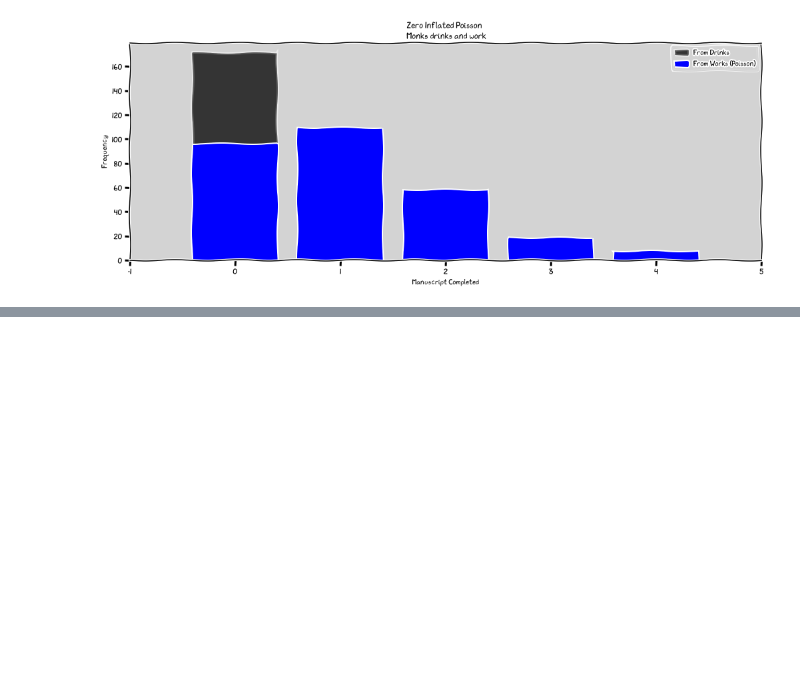
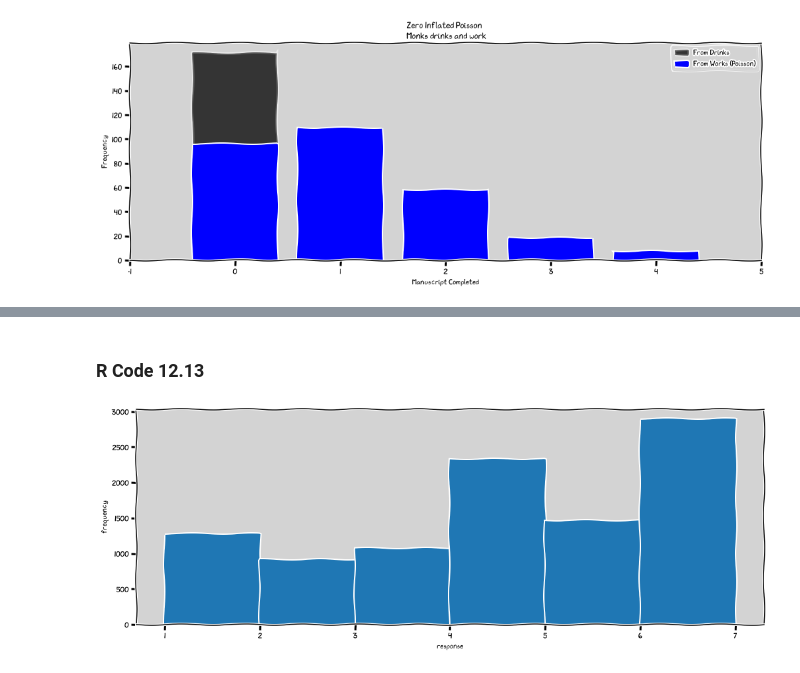
Before and after one commit to rodolphomacedo/statistical_rethinking_pt_BR, a Jupyter notebook: parte_12.ipynb, the cells around one changed output, grey strips where cells are left out. Drawn from its saved outputs; the diff is of its cells as text; code cells hidden in the pictures; blank space fills up the shorter version.

```diff
--- a/parte_12.ipynb
+++ b/parte_12.ipynb
@@ -879,0 +886,3 @@ Results:
+# %%
+df = pd.read_csv('./data/Trolley.csv', sep=';')
+df
@@ -879,0 +903,10 @@ Results:
+# %% [markdown]
+### R Code 12.13
+# %%
+plt.figure(figsize=(17, 6))
+plt.hist(df.response, bins=list(np.sort(df.response.unique())) )
+plt.xlabel('response')
+plt.ylabel('frequency')
+plt.show()
+# %% [output]
+[figure, added]
```
Also changed, not shown: parts of 42 cells of this notebook, 1 other file.
